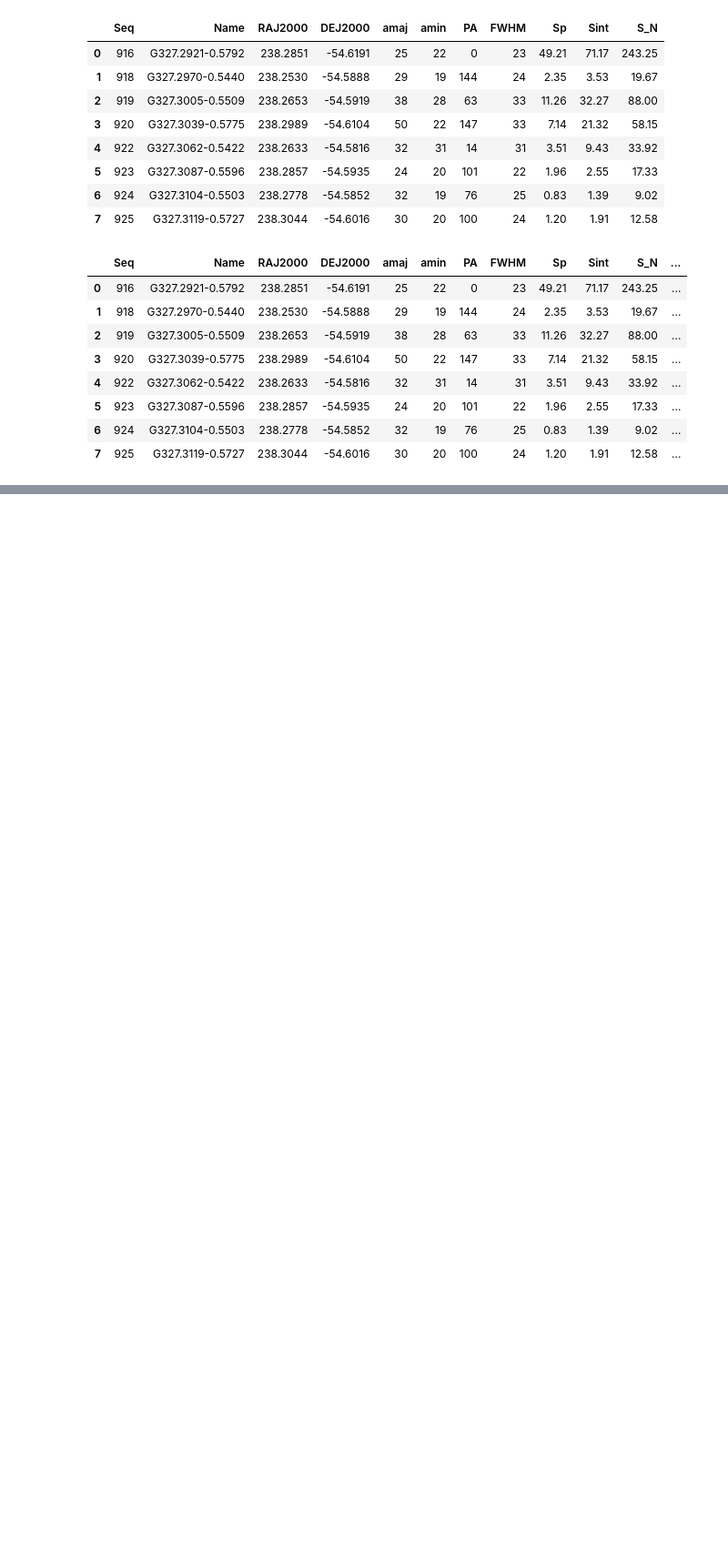
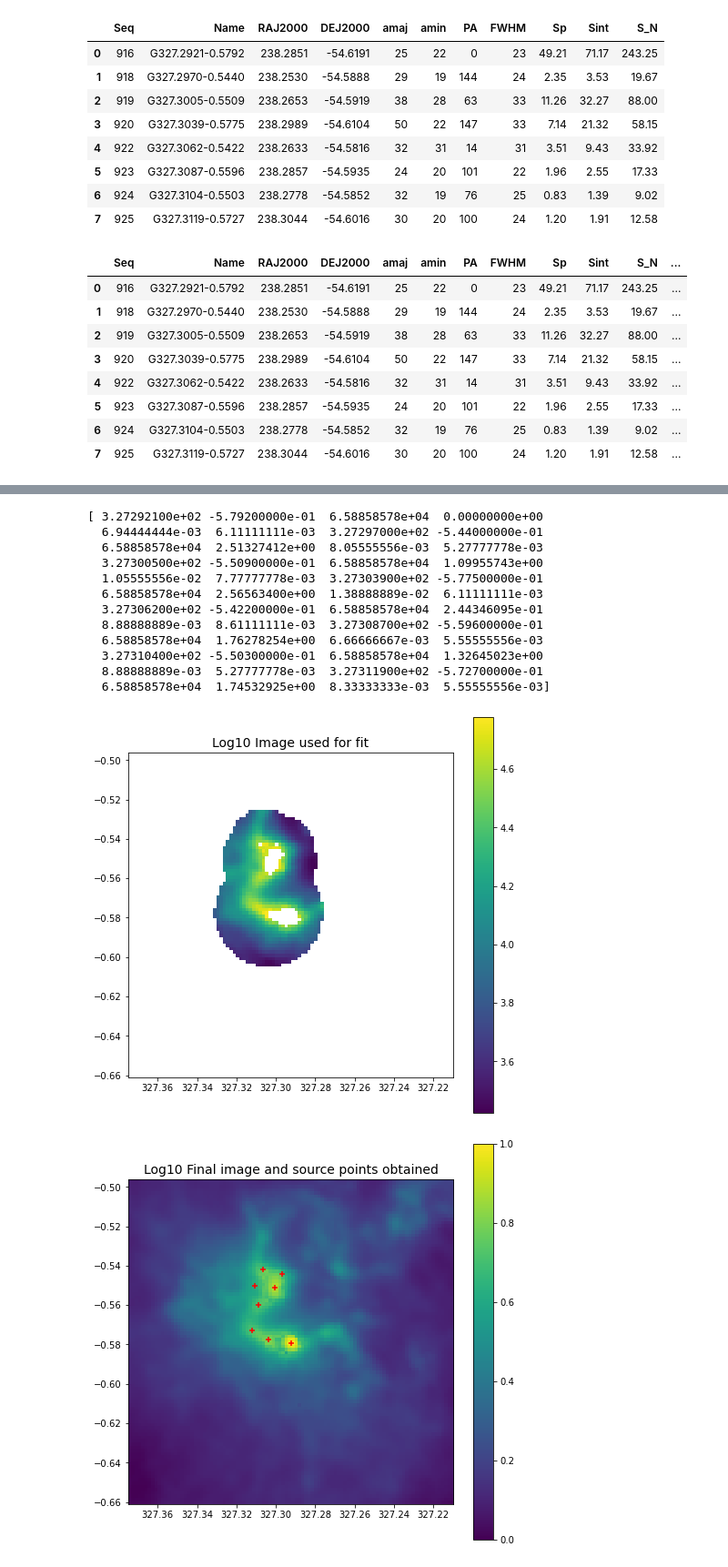
Before and after one commit to martimmcdc/2d-gaussian-fitting, a Jupyter notebook: baseline_reduction_test.ipynb, the cells around one changed output, grey strips where cells are left out. Shown at 91% size. Cells and saved outputs as stored; diff of their text form; code cells hidden in the pictures; blank space fills up the shorter version.

```diff
--- a/baseline_reduction_test.ipynb
+++ b/baseline_reduction_test.ipynb
@@ -95,0 +130,17 @@ plt.show()
+# %%
+params,image,residuals = fitter(grid,data,input_filename=info,peaks=8,dist_factor=2,exclude_below=0.5,var_pos=0.0001)
+# %% [output]
+[ 3.27292100e+02 -5.79200000e-01  6.58858578e+04  0.00000000e+00
+  6.94444444e-03  6.11111111e-03  3.27297000e+02 -5.44000000e-01
+  6.58858578e+04  2.51327412e+00  8.05555556e-03  5.27777778e-03
+  3.27300500e+02 -5.50900000e-01  6.58858578e+04  1.09955743e+00
+  1.05555556e-02  7.77777778e-03  3.27303900e+02 -5.77500000e-01
+  6.58858578e+04  2.56563400e+00  1.38888889e-02  6.11111111e-03
+  3.27306200e+02 -5.42200000e-01  6.58858578e+04  2.44346095e-01
+  8.88888889e-03  8.61111111e-03  3.27308700e+02 -5.59600000e-01
+  6.58858578e+04  1.76278254e+00  6.66666667e-03  5.55555556e-03
+  3.27310400e+02 -5.50300000e-01  6.58858578e+04  1.32645023e+00
+  8.88888889e-03  5.27777778e-03  3.27311900e+02 -5.72700000e-01
+  6.58858578e+04  1.74532925e+00  8.33333333e-03  5.55555556e-03]
+[figure, added]
+[figure, added]
```
Also changed, not shown: parts of 10 cells of this notebook.
